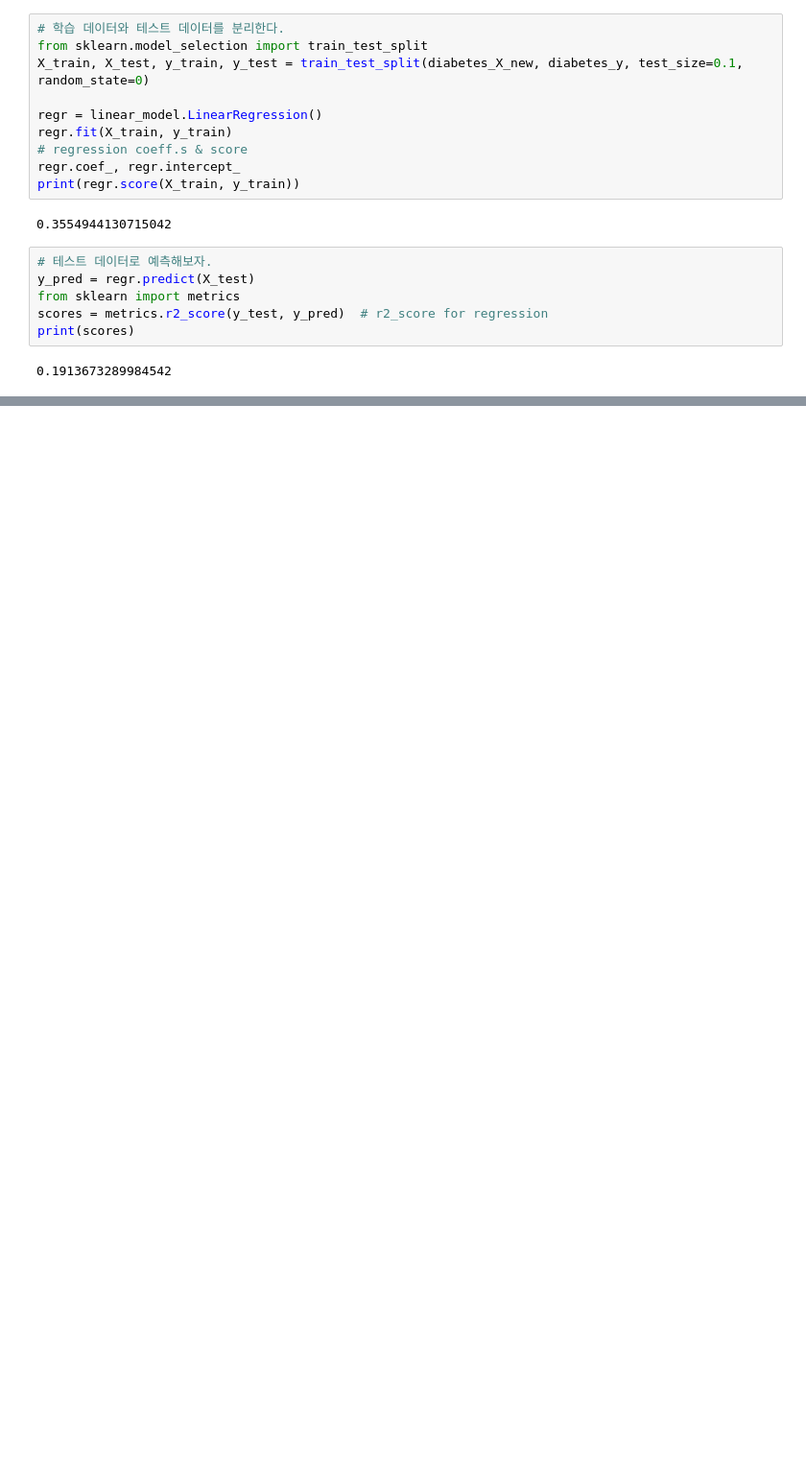
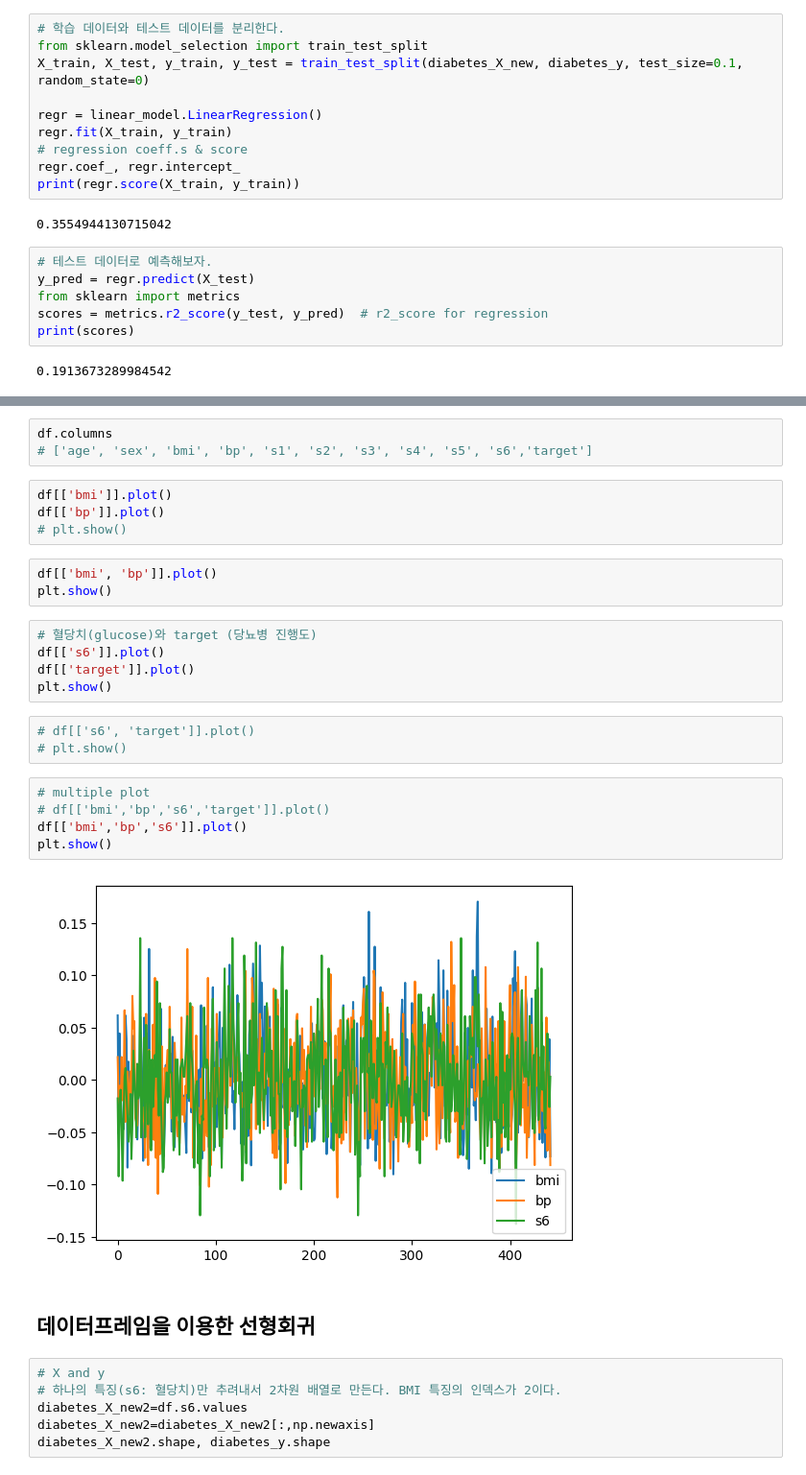
Before and after one commit to jae-hyuck/dl13, a Jupyter notebook: notebook/ch04_LR.ipynb, the cells around one changed output, grey strips where cells are left out. Shown at 96% size. Cells and saved outputs as stored; diff of their text form; blank space fills up the shorter version.

```diff
--- a/notebook/ch04_LR.ipynb
+++ b/notebook/ch04_LR.ipynb
@@ -321,0 +235,33 @@ plt.show()
+# %%
+df.columns
+# ['age', 'sex', 'bmi', 'bp', 's1', 's2', 's3', 's4', 's5', 's6','target']
+# %%
+df[['bmi']].plot()
+df[['bp']].plot()
+# plt.show()
+# %%
+df[['bmi', 'bp']].plot()
+plt.show()
+# %%
+# 혈당치(glucose)와 target (당뇨병 진행도)
+df[['s6']].plot()
+df[['target']].plot()
+plt.show()
+# %%
+# df[['s6', 'target']].plot()
+# plt.show()
+# %%
+# multiple plot
+# df[['bmi','bp','s6','target']].plot()
+df[['bmi','bp','s6']].plot()
+plt.show()
+# %% [output]
+[figure, added]
+# %% [markdown]
+## 데이터프레임을 이용한 선형회귀
+# %%
+# X and y
+# 하나의 특징(s6: 혈당치)만 추려내서 2차원 배열로 만든다. BMI 특징의 인덱스가 2이다.
+diabetes_X_new2=df.s6.values
+diabetes_X_new2=diabetes_X_new2[:,np.newaxis]
+diabetes_X_new2.shape, diabetes_y.shape
```
Also changed, not shown: parts of 22 cells of this notebook.
